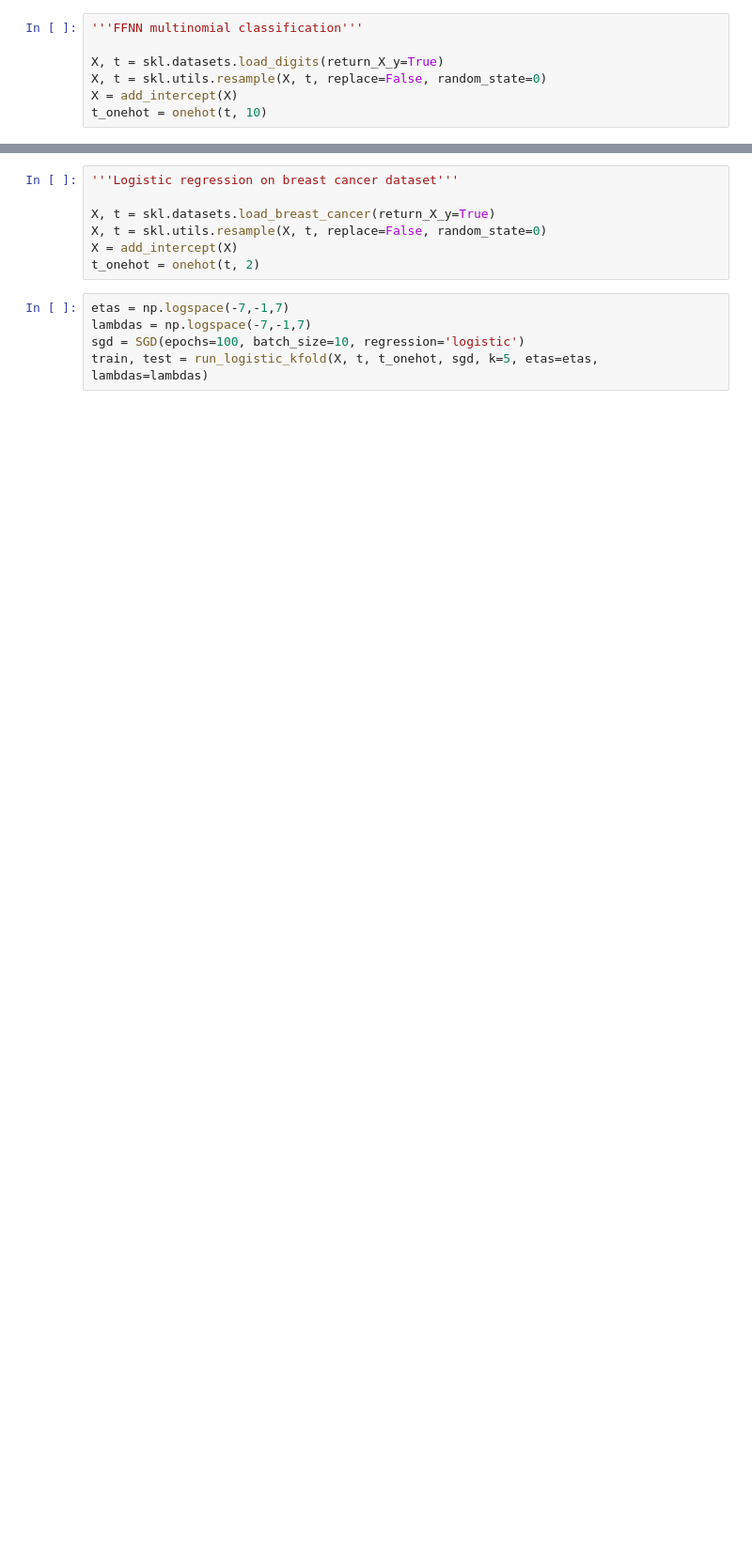
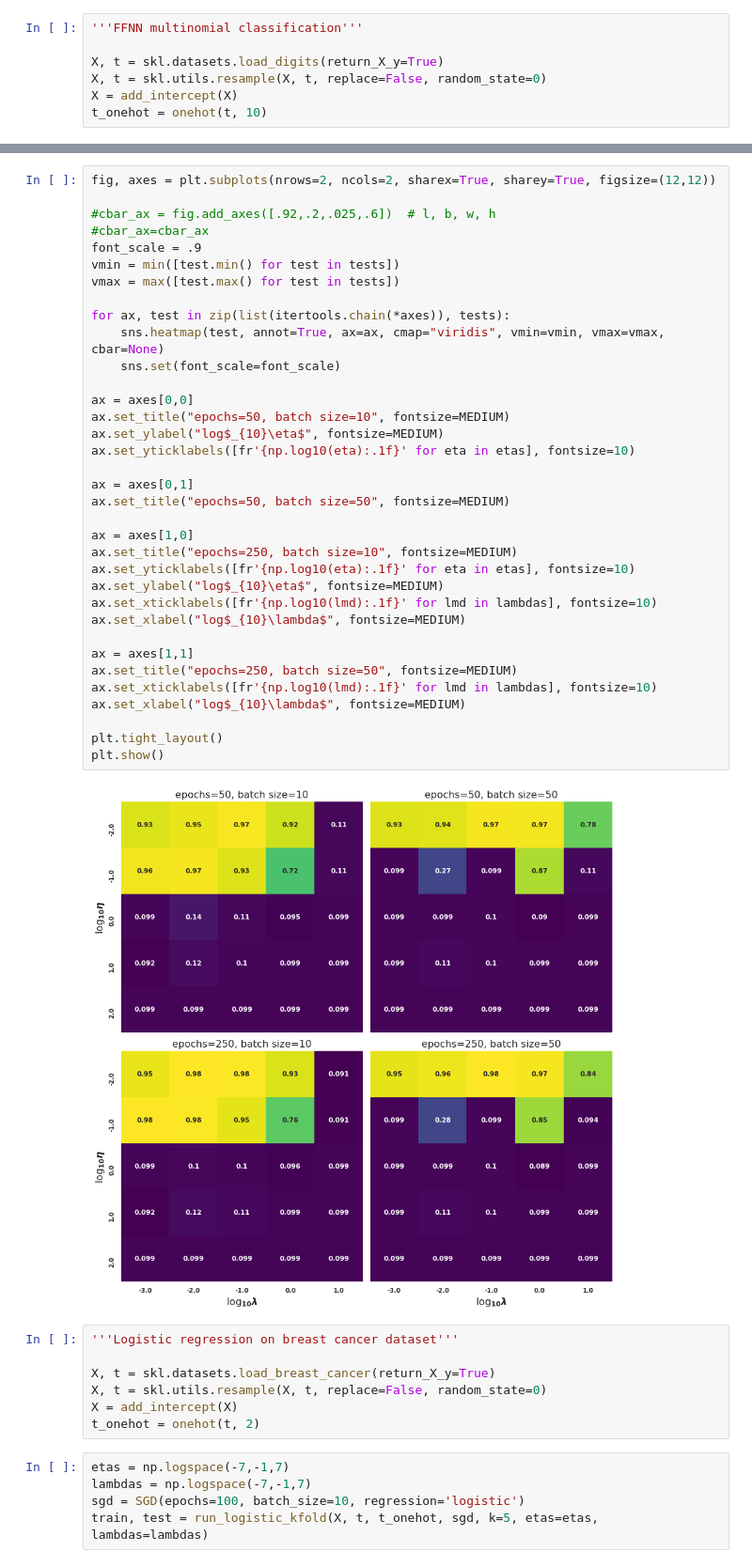
Before and after one commit to fonstelien/FYS-STK4155, a Jupyter notebook: project2/source/project2.ipynb, the cells around one changed output, grey strips where cells are left out. Shown at 94% size. Cells and saved outputs as stored; diff of their text form; blank space fills up the shorter version.

```diff
--- a/project2/source/project2.ipynb
+++ b/project2/source/project2.ipynb
@@ -710,3 +710,40 @@ sns.heatmap(test1, annot=True, cmap="viridis")
+# %%
+fig, axes = plt.subplots(nrows=2, ncols=2, sharex=True, sharey=True, figsize=(12,12))
+
+#cbar_ax = fig.add_axes([.92,.2,.025,.6])  # l, b, w, h
+#cbar_ax=cbar_ax
+font_scale = .9
+vmin = min([test.min() for test in tests])
+vmax = max([test.max() for test in tests])
+
+for ax, test in zip(list(itertools.chain(*axes)), tests):
+    sns.heatmap(test, annot=True, ax=ax, cmap="viridis", vmin=vmin, vmax=vmax, cbar=None)
+    sns.set(font_scale=font_scale)
+
+ax = axes[0,0]
+ax.set_title("epochs=50, batch size=10", fontsize=MEDIUM)
+ax.set_ylabel("log$_{10}\eta$", fontsize=MEDIUM)
+ax.set_yticklabels([fr'{np.log10(eta):.1f}' for eta in etas], fontsize=10)
+
+ax = axes[0,1]
+ax.set_title("epochs=50, batch size=50", fontsize=MEDIUM)
+
+ax = axes[1,0]
+ax.set_title("epochs=250, batch size=10", fontsize=MEDIUM)
+ax.set_yticklabels([fr'{np.log10(eta):.1f}' for eta in etas], fontsize=10)
+ax.set_ylabel("log$_{10}\eta$", fontsize=MEDIUM)
+ax.set_xticklabels([fr'{np.log10(lmd):.1f}' for lmd in lambdas], fontsize=10)
+ax.set_xlabel("log$_{10}\lambda$", fontsize=MEDIUM)
+
+ax = axes[1,1]
+ax.set_title("epochs=250, batch size=50", fontsize=MEDIUM)
+ax.set_xticklabels([fr'{np.log10(lmd):.1f}' for lmd in lambdas], fontsize=10)
+ax.set_xlabel("log$_{10}\lambda$", fontsize=MEDIUM)
+
+plt.tight_layout()
+plt.show()
+# %% [output]
+[figure, added]
 # %%
 '''Logistic regression on breast cancer dataset'''
 
```
Also changed, not shown: parts of 2 cells of this notebook.
